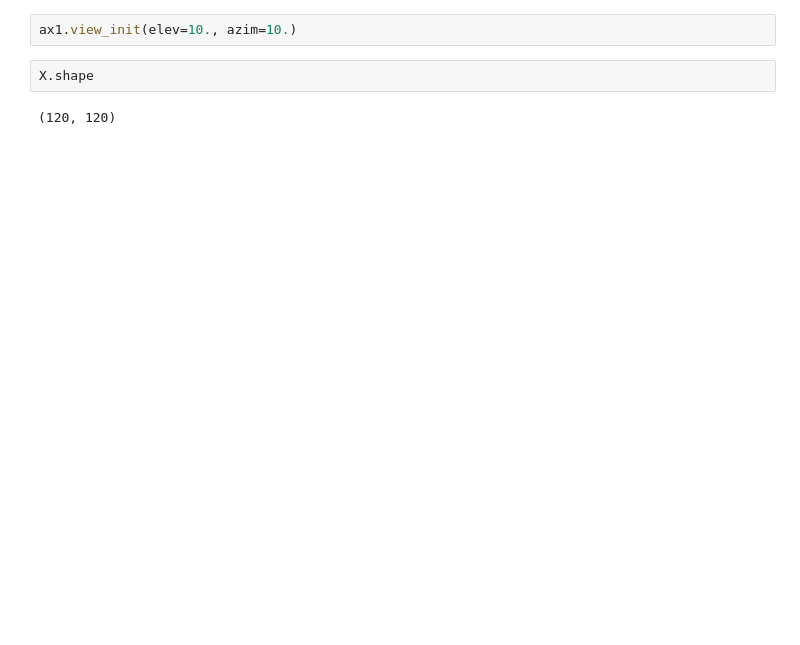
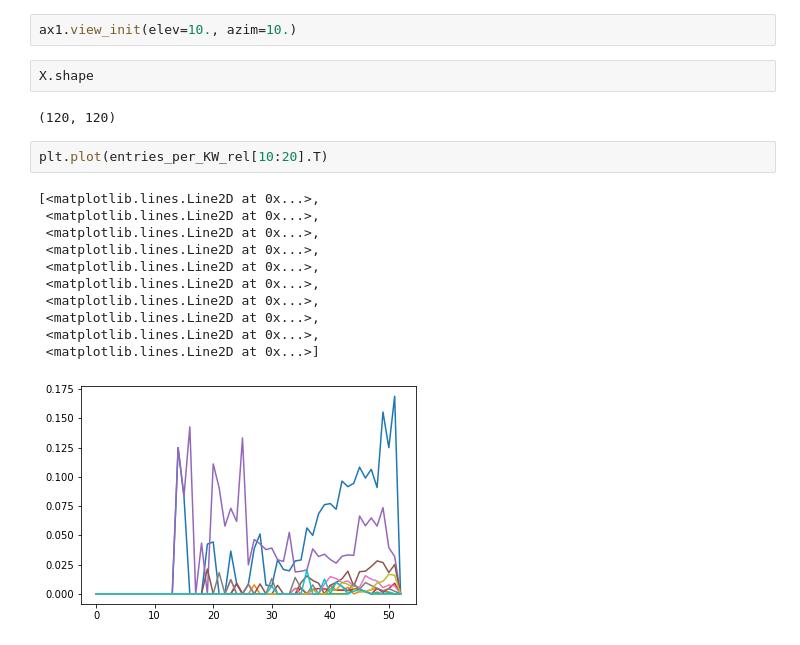
Before and after one commit to reyesaldasoro/PubMed-Data-Mining-And-Visualisation_Jupyter, a Jupyter notebook: PubMed_Fig4_Pathology_Techniques.ipynb, the cells around one changed output. Cells and saved outputs as stored; diff of their text form; blank space fills up the shorter version.

```diff
--- a/PubMed_Fig4_Pathology_Techniques.ipynb
+++ b/PubMed_Fig4_Pathology_Techniques.ipynb
@@ -161,3 +187,17 @@ ax1.view_init(elev=10., azim=10.)
 X.shape
 # %% [output]
 (120, 120)
+# %%
+plt.plot(entries_per_KW_rel[10:20].T)
+# %% [output]
+[<matplotlib.lines.Line2D at 0x...>,
+ <matplotlib.lines.Line2D at 0x...>,
+ <matplotlib.lines.Line2D at 0x...>,
+ <matplotlib.lines.Line2D at 0x...>,
+ <matplotlib.lines.Line2D at 0x...>,
+ <matplotlib.lines.Line2D at 0x...>,
+ <matplotlib.lines.Line2D at 0x...>,
+ <matplotlib.lines.Line2D at 0x...>,
+ <matplotlib.lines.Line2D at 0x...>,
+ <matplotlib.lines.Line2D at 0x...>]
+[figure, added]
```
Also changed, not shown: parts of 6 cells of this notebook.
